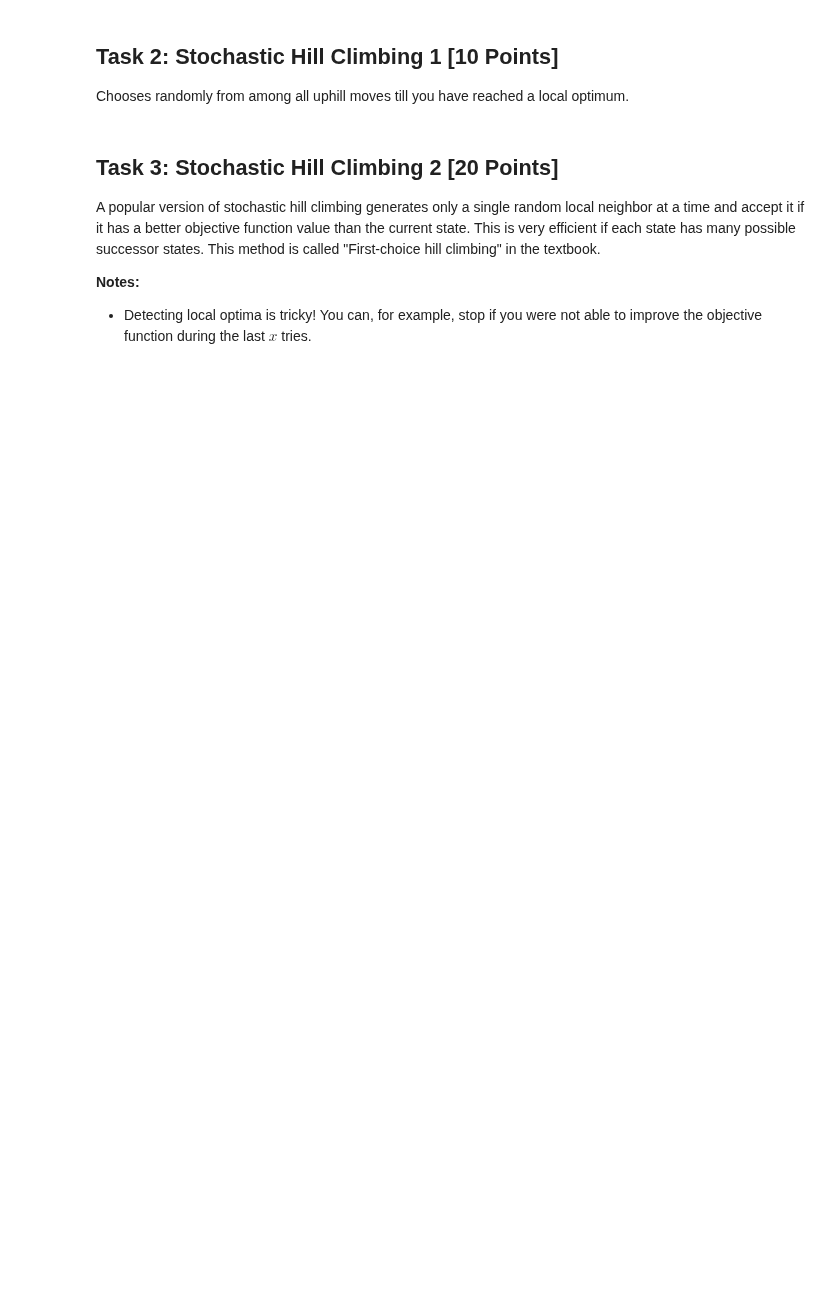
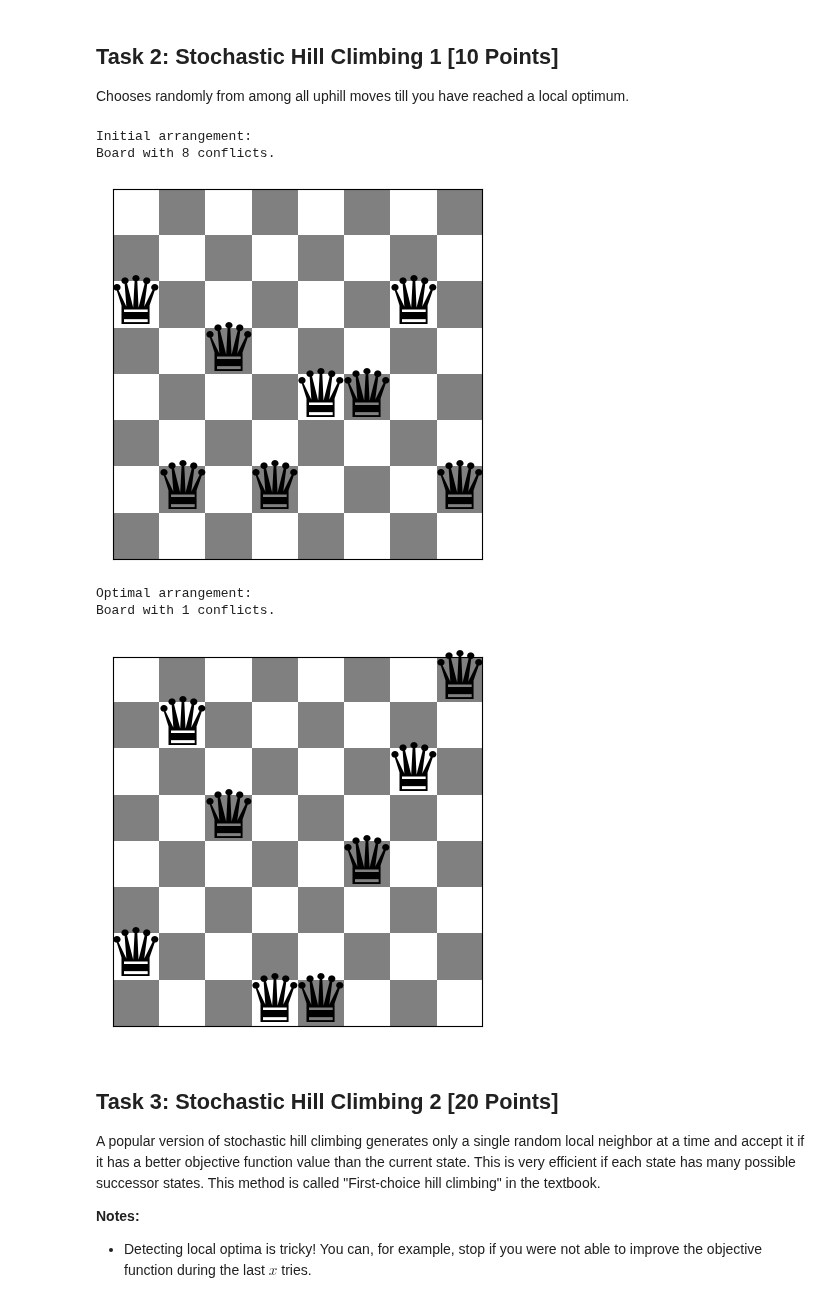
Before and after one commit to ephraim888sun/n-queens-problem, a Jupyter notebook: n_queens.ipynb, the cells around one changed output. Cells and saved outputs as stored; diff of their text form; code cells hidden in the pictures; blank space fills up the shorter version.

Commit message:
implement acs hc, stochastic hc, and simulated annealing

```diff
--- a/n_queens.ipynb
+++ b/n_queens.ipynb
@@ -140,3 +192,42 @@ Chooses randomly from among all uphill moves till you have reached a local optim
+# %%
+# Code and description go here
+def stochastic_hill_climbing_1(initial_board):
+    """Perform Stochastic Hill Climbing 1."""
+    current_board = initial_board
+    current_conflicts = conflicts(current_board)
+
+    while True:
+        neighbors = generate_neighbors(current_board)
+        uphill_neighbors = []
+
+        for neighbor in neighbors:
+            neighbor_conflicts = conflicts(neighbor)
+            if neighbor_conflicts < current_conflicts:
+                uphill_neighbors.append(neighbor)
+
+        if not uphill_neighbors:
+            break  # Local optimum reached
+        else:
+            current_board = uphill_neighbors[np.random.randint(0, len(uphill_neighbors))]
+            current_conflicts = conflicts(current_board)
+
+    return current_board
+
+# Example usage
+initial_board = random_board(8)  # Random initial state
+print("Initial arrangement:")
+show_board(initial_board)
+
+solution = stochastic_hill_climbing_1(initial_board)
+print("Optimal arrangement:")
+show_board(solution)
+# %% [output]
+Initial arrangement:
+Board with 8 conflicts.
+[figure, added]
+Optimal arrangement:
+Board with 1 conflicts.
+[figure, added]
 # %% [markdown]
 ## Task 3: Stochastic Hill Climbing 2 [20 Points]
 
```
Also changed, not shown: parts of 14 cells of this notebook.
